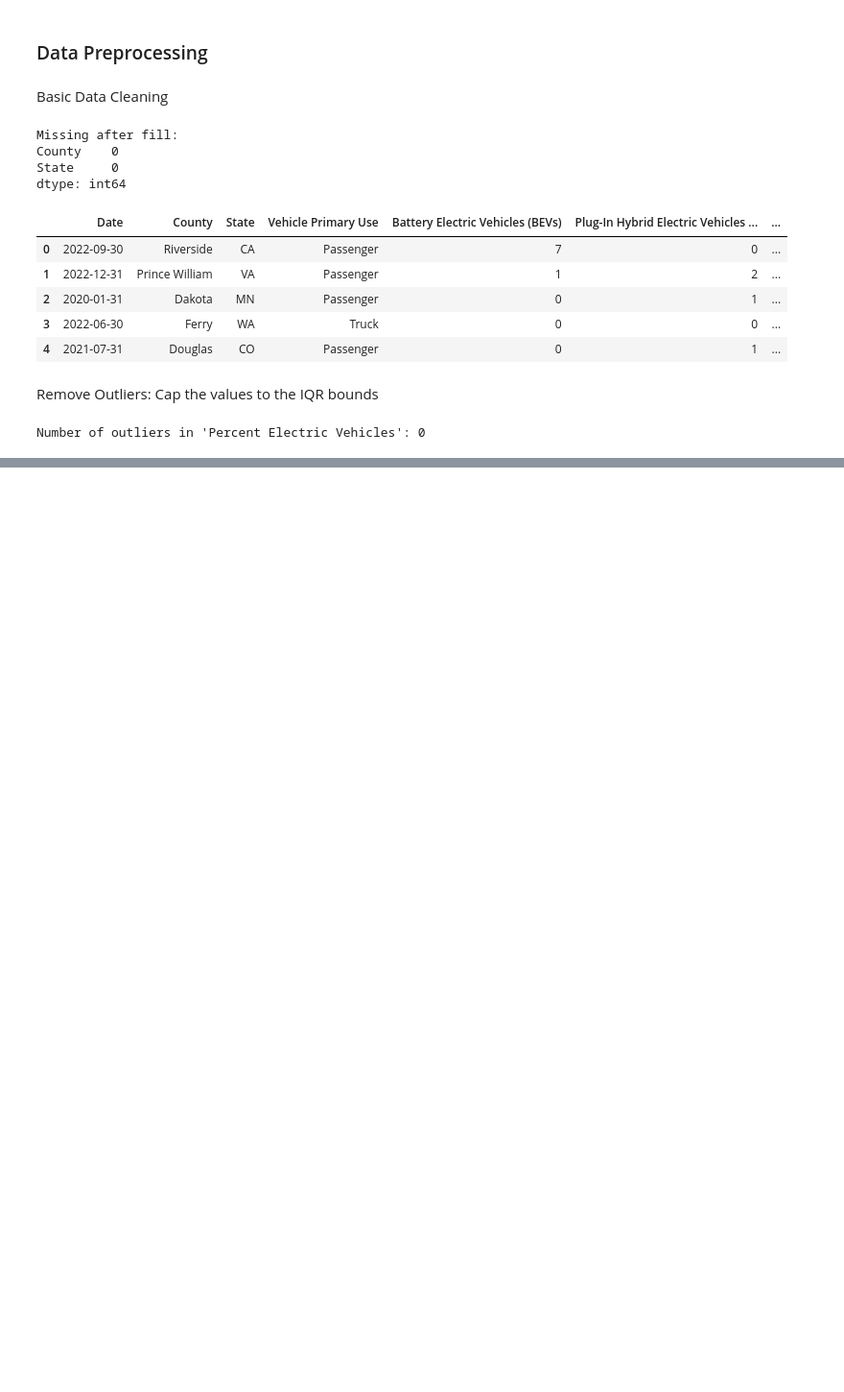
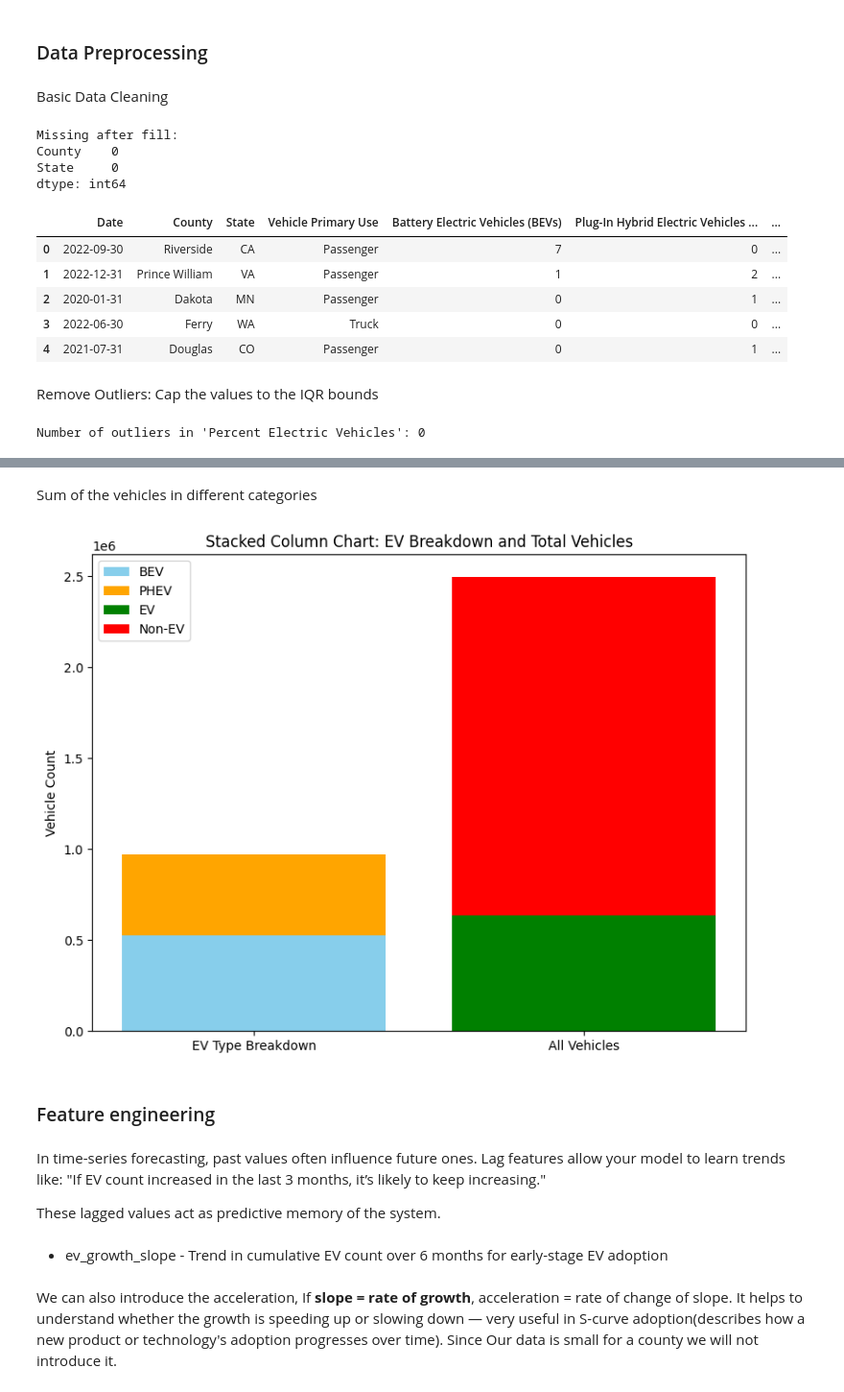
Before and after one commit to Spoofy23/AICTE-Group-2-Cycle2-2025-26---EV-Vehicle-Demand-Prediction, a Jupyter notebook: EVAdoptionForecasting.ipynb, the cells around one changed output, grey strips where cells are left out. Shown at 96% size. Cells and saved outputs as stored; diff of their text form; code cells hidden in the pictures; blank space fills up the shorter version.

```diff
--- a/EVAdoptionForecasting.ipynb
+++ b/EVAdoptionForecasting.ipynb
@@ -137,0 +147,14 @@ Number of outliers in 'Percent Electric Vehicles': 0
+# %%
+cols_to_convert = [
+    'Battery Electric Vehicles (BEVs)',
+    'Plug-In Hybrid Electric Vehicles (PHEVs)',
+    'Electric Vehicle (EV) Total',
+    'Non-Electric Vehicle Total',
+    'Total Vehicles',
+    'Percent Electric Vehicles'
+]
+
+for col in cols_to_convert:
+    df[col] = pd.to_numeric(df[col], errors='coerce')
+
+df[cols_to_convert].describe()
@@ -137,0 +194,31 @@ Number of outliers in 'Percent Electric Vehicles': 0
+# %% [markdown]
+Sum of the vehicles in different categories
+# %%
+# Total sums for stacked column chart
+bev_total = df['Battery Electric Vehicles (BEVs)'].sum()
+phev_total = df['Plug-In Hybrid Electric Vehicles (PHEVs)'].sum()
+ev_total = df['Electric Vehicle (EV) Total'].sum()
+non_ev_total = df['Non-Electric Vehicle Total'].sum()
+all_total = df['Total Vehicles'].sum()
+
+# Stacked column chart
+fig, ax = plt.subplots(figsize=(8, 6))
+
+# Stack EV types
+ax.bar('EV Type Breakdown', bev_total, label='BEV', color='skyblue')
+ax.bar('EV Type Breakdown', phev_total, bottom=bev_total, label='PHEV', color='orange')
+
+# Stack Total Vehicle categories
+ax.bar('All Vehicles', ev_total, label='EV', color='green')
+ax.bar('All Vehicles', non_ev_total, bottom=ev_total, label='Non-EV', color='red')
+
+# Final touches
+ax.set_ylabel('Vehicle Count')
+ax.set_title('Stacked Column Chart: EV Breakdown and Total Vehicles')
+ax.legend()
+plt.tight_layout()
+plt.show()
+# %% [output]
+[figure, added]
+# %% [markdown]
+### Feature engineering
@@ -137,0 +260,7 @@ Number of outliers in 'Percent Electric Vehicles': 0
+# %% [markdown]
+In time-series forecasting, past values often influence future ones. Lag features allow your model to learn trends like:
+"If EV count increased in the last 3 months, it’s likely to keep increasing."
+
+These lagged values act as predictive memory of the system.
+# %% [markdown]
+- ev_growth_slope - Trend in cumulative EV count over 6 months for early-stage EV adoption
@@ -137,0 +275,2 @@ Number of outliers in 'Percent Electric Vehicles': 0
+# %% [markdown]
+We can also introduce the acceleration, If **slope = rate of growth**, acceleration = rate of change of slope. It helps to understand whether the growth is speeding up or slowing down — very useful in S-curve adoption(describes how a new product or technology's adoption progresses over time). Since Our data is small for a county we will not introduce it.
```
Also changed, not shown: parts of 45 cells of this notebook.
